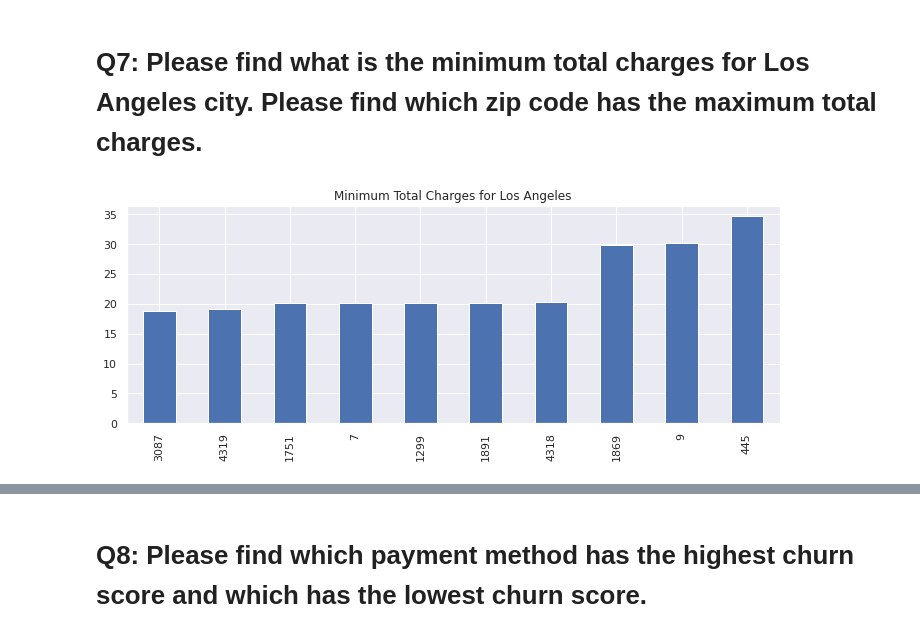
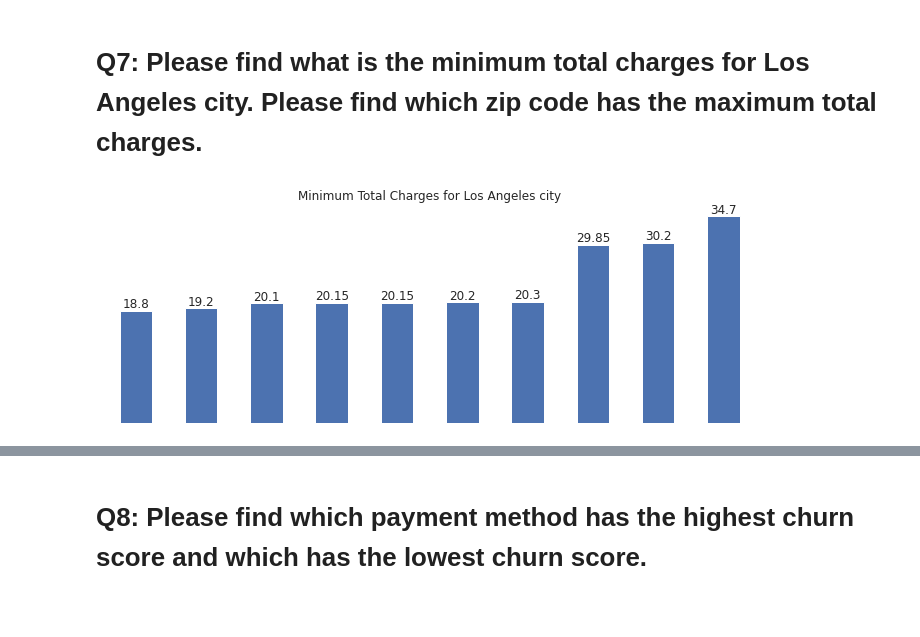
Before and after one commit to goswamimohit/churn_prediction, a Jupyter notebook: churn-pred.ipynb, the cells around one changed output, grey strips where cells are left out. Drawn from its saved outputs; the diff is of its cells as text; code cells hidden in the pictures; blank space fills up the shorter version.

```diff
--- a/churn-pred.ipynb
+++ b/churn-pred.ipynb
@@ -287,7 +332,11 @@ Source=(http://stackoverflow.com/a/56879116)
 #  Q7: Please find what is the minimum total charges for Los Angeles city. Please find which zip code has the maximum total charges.
 # %%
 Los_ang=churn[churn["City"]=='Los Angeles']
+LA_min=Los_ang['Total Charges'].nsmallest(10).reset_index(drop=True)
 # %%
-Los_ang['Total Charges'].nsmallest(10).plot(kind='bar',title='Minimum Total Charges for Los Angeles');
+ax=LA_min.plot(kind='bar')
+ax.bar_label(ax.containers[0])
+ax.set(title='Minimum Total Charges for Los Angeles city')
+ax.axis('off');
 # %% [output]
-[figure, old version]
+[figure, new version]
```
Also changed, not shown: parts of 49 cells of this notebook.
